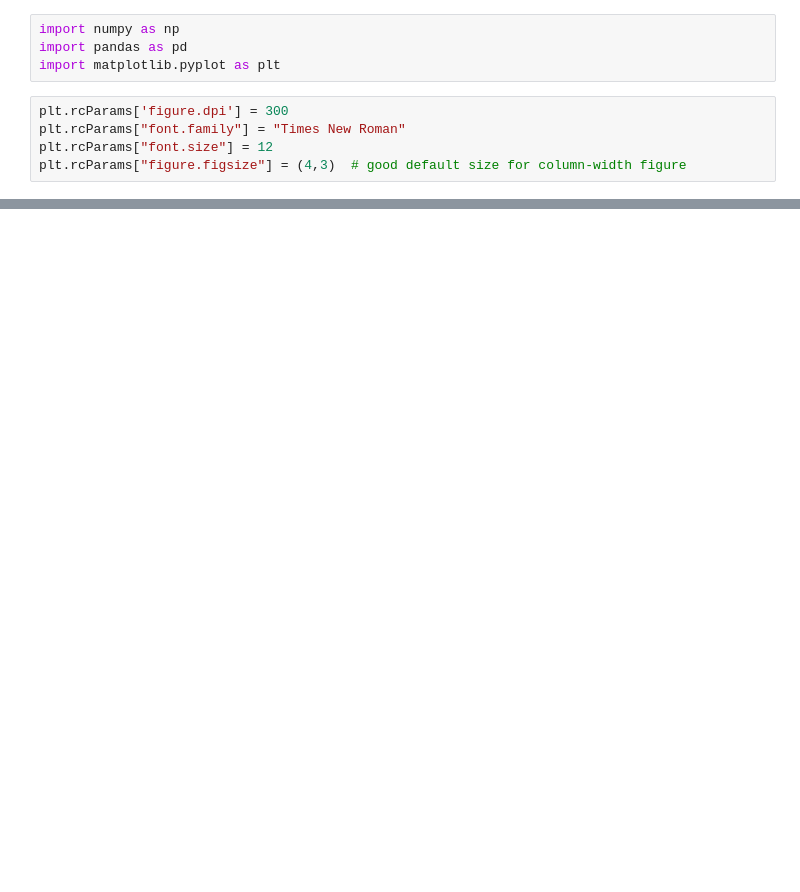
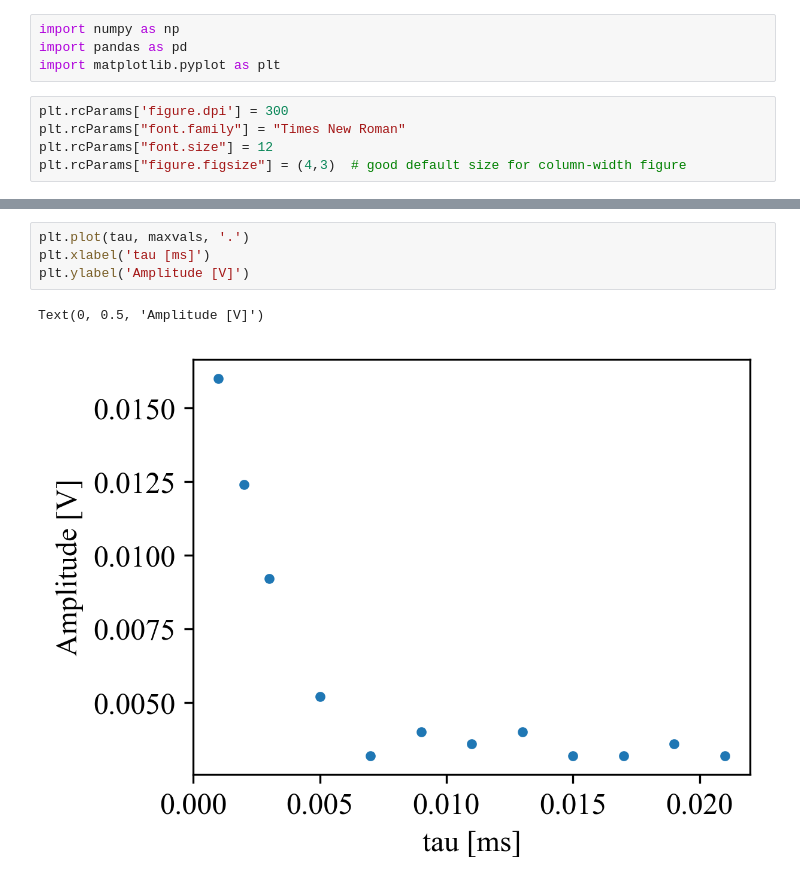
Before and after one commit to juliaeveritt/eng-phys-lab, a Jupyter notebook: NMR/Plots Test.ipynb, the cells around one changed output, grey strips where cells are left out. Saved outputs shown, nothing was run; the diff lists cells and outputs as text; blank space fills up the shorter version.

```diff
--- a/NMR/Plots Test.ipynb
+++ b/NMR/Plots Test.ipynb
@@ -22,0 +49,7 @@ Text(0, 0.5, 'Voltage [V]')
+# %%
+plt.plot(tau, maxvals, '.')
+plt.xlabel('tau [ms]')
+plt.ylabel('Amplitude [V]')
+# %% [output]
+Text(0, 0.5, 'Amplitude [V]')
+[figure, added]
```
Also changed, not shown: parts of 4 cells of this notebook, 14 other files.
